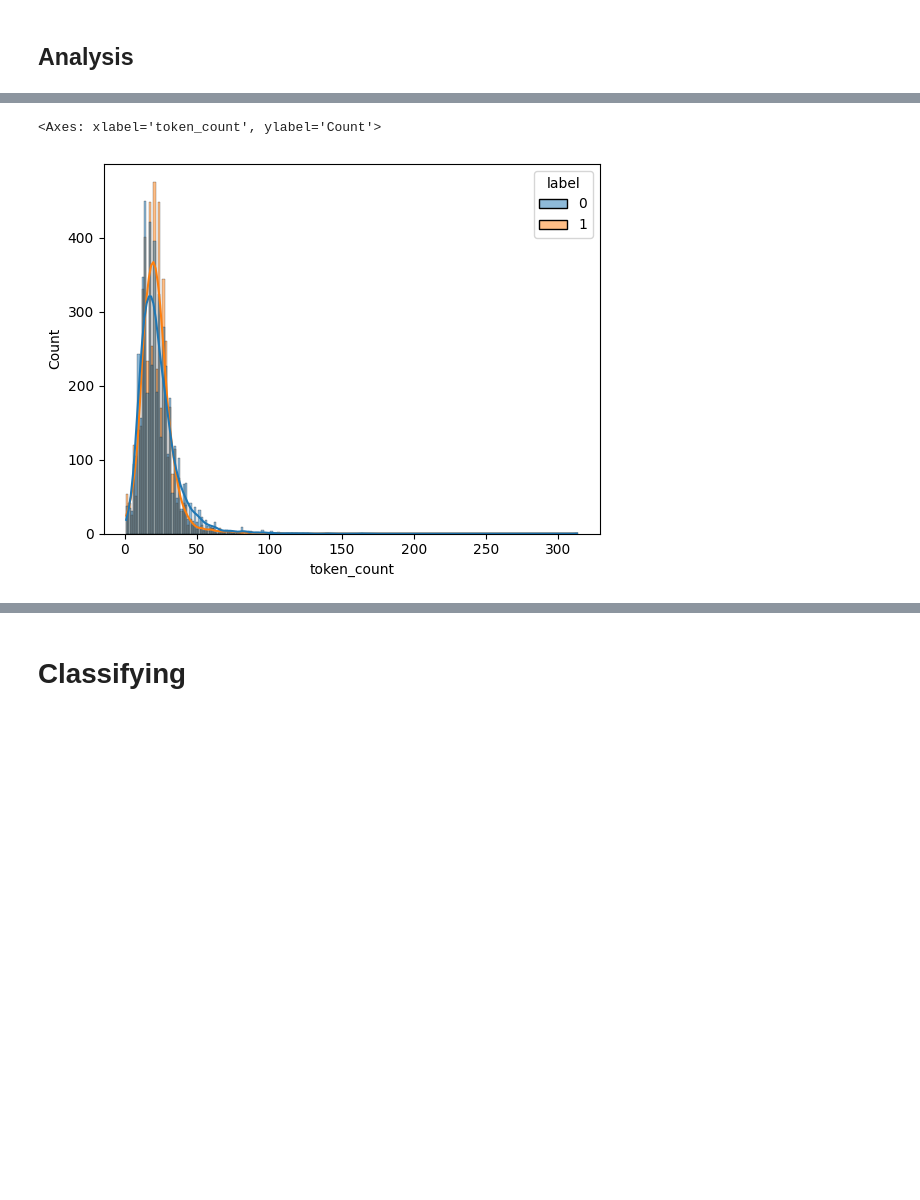
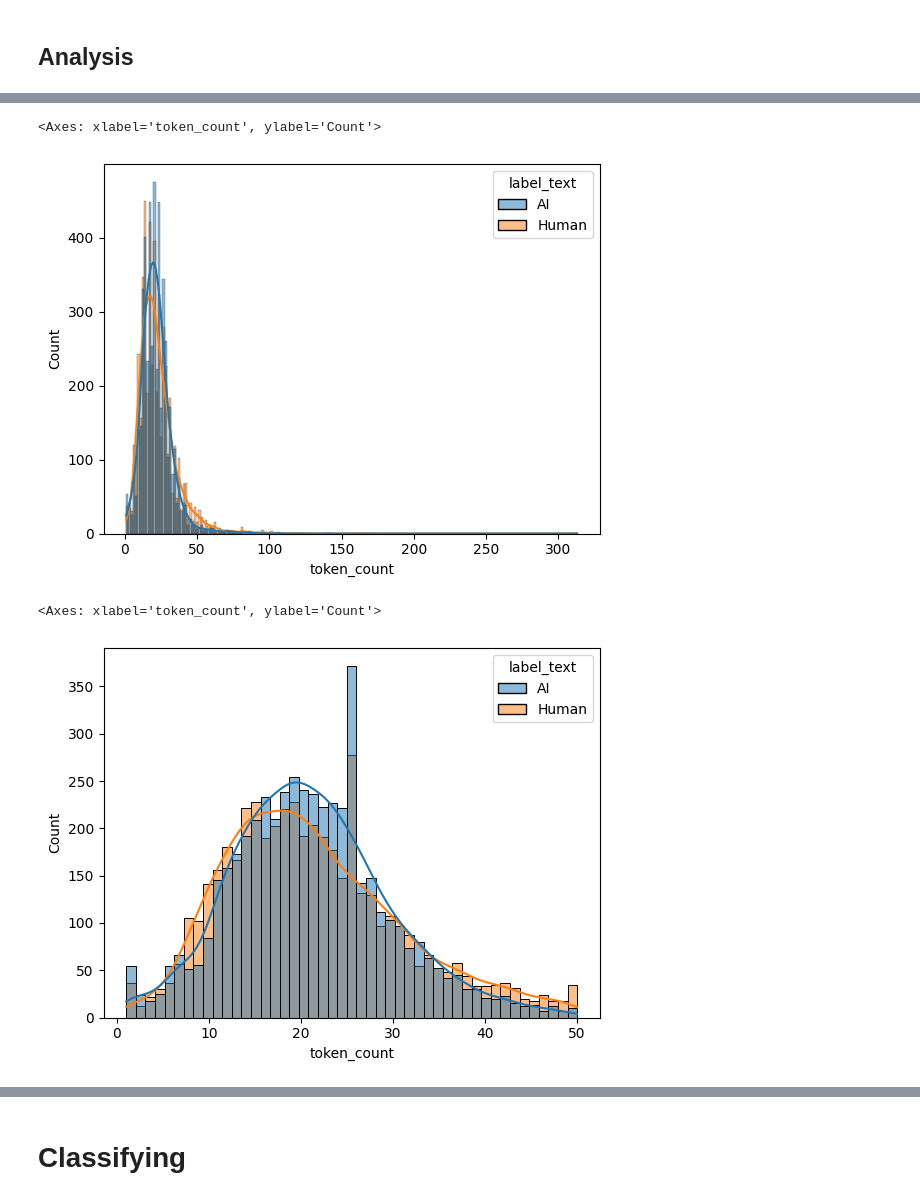
Before and after one commit to WellKnownDedication/Human-vs-AI-essays-classification-and-analysis, a Jupyter notebook: src/notebook.ipynb, the cells around one changed output, grey strips where cells are left out. Cells and saved outputs as stored; diff of their text form; code cells hidden in the pictures; blank space fills up the shorter version.

```diff
--- a/src/notebook.ipynb
+++ b/src/notebook.ipynb
@@ -146,6 +158,11 @@ memory usage: 703.3+ KB
 # %%
-sns.histplot(data=f_df, x='token_count', hue='label', kde=True)
+sns.histplot(data=f_df, x='token_count', hue='label_text', kde=True)
 # %% [output]
 <Axes: xlabel='token_count', ylabel='Count'>
-[figure, old version]
+[figure, new version]
+# %%
+sns.histplot(data=f_df[f_df["token_count"] <= 50].reset_index(drop=True), x='token_count', hue='label_text', kde=True)
+# %% [output]
+<Axes: xlabel='token_count', ylabel='Count'>
+[figure, added]
 # %%
```
Also changed, not shown: parts of 15 cells of this notebook.
